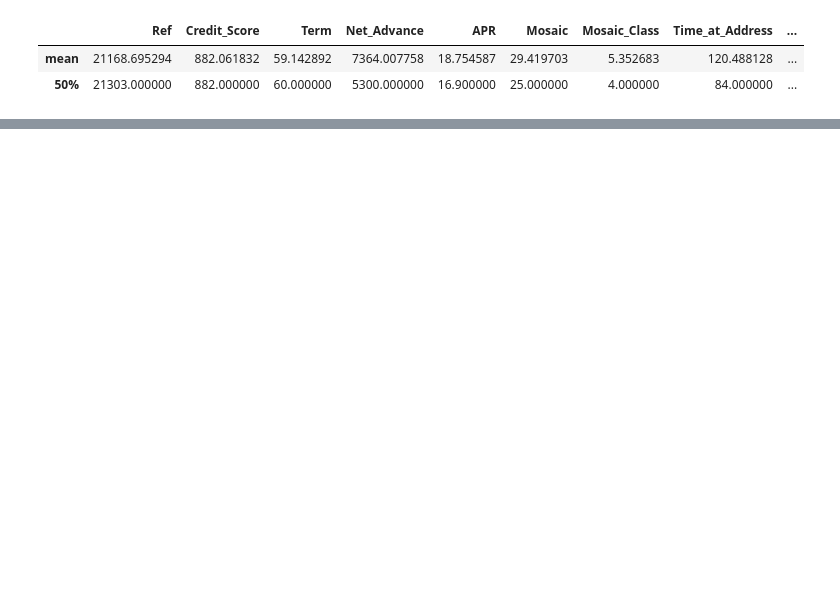
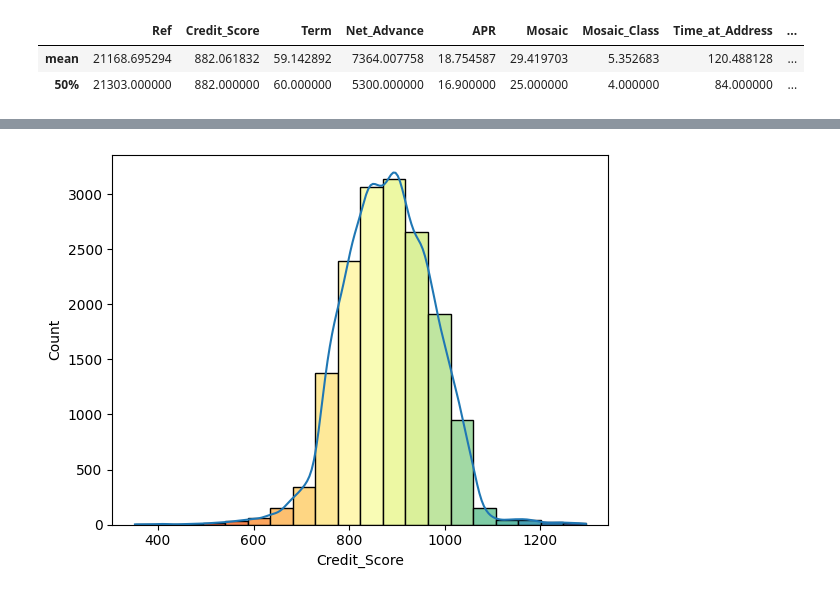
Before and after one commit to pradeepvaranasi/insurance_re, a Jupyter notebook: TigerAnalytics_CaseStudy_PradeepVaranasi.ipynb, the cells around one changed output, grey strips where cells are left out. Cells and saved outputs as stored; diff of their text form; code cells hidden in the pictures; blank space fills up the shorter version.

```diff
--- a/TigerAnalytics_CaseStudy_PradeepVaranasi.ipynb
+++ b/TigerAnalytics_CaseStudy_PradeepVaranasi.ipynb
@@ -82,0 +163,12 @@ df.describe().iloc[[1,5]]
+# %%
+# Histplot for the column - 'Credit_Score'
+
+cm = sns.color_palette("Spectral",20)
+plot = sns.histplot(df['Credit_Score'], bins=20, kde=True)
+
+for bin_,i in zip(plot.patches,cm):
+    bin_.set_facecolor(i)
+
+plt.show()
+# %% [output]
+[figure, added]
```
Also changed, not shown: parts of 45 cells of this notebook.
